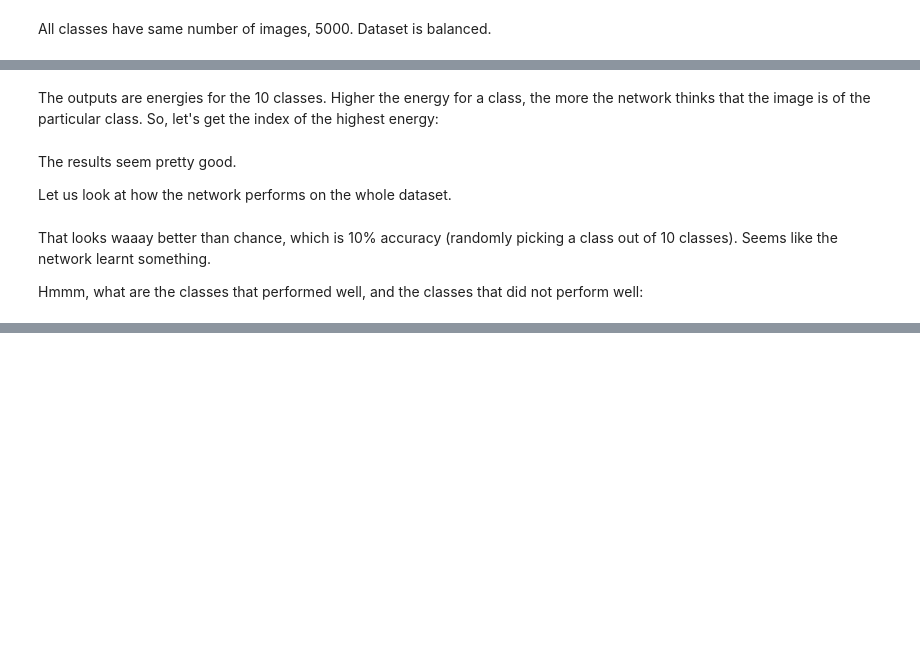
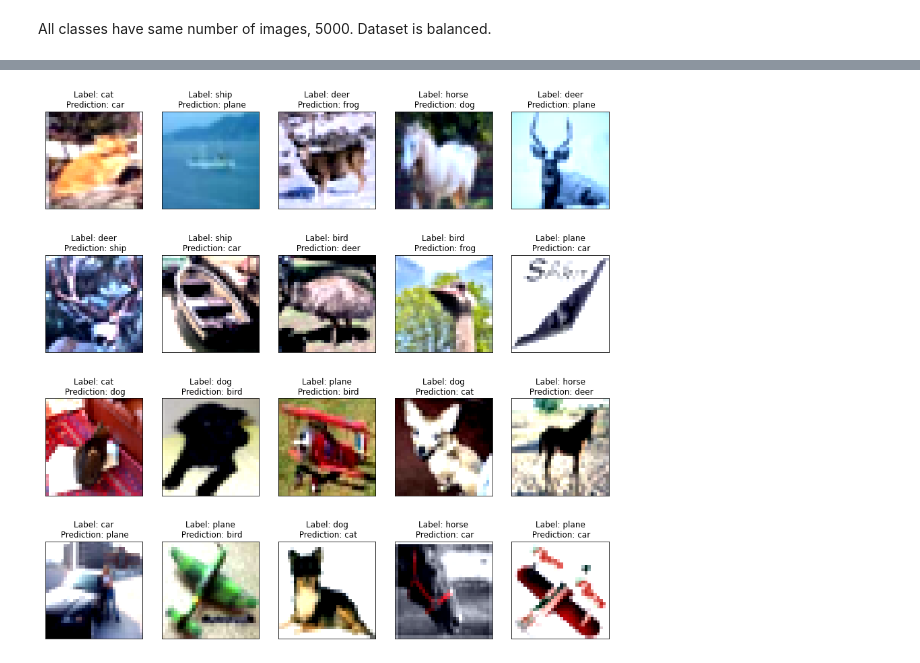
Before and after one commit to rohansh-tty/EVA-6, a Jupyter notebook: Assignments/S7/S7_Assignment.ipynb, the cells around one changed output, grey strips where cells are left out. Saved outputs shown, nothing was run; the diff lists cells and outputs as text; code cells hidden in the pictures; blank space fills up the shorter version.

```diff
--- a/Assignments/S7/S7_Assignment.ipynb
+++ b/Assignments/S7/S7_Assignment.ipynb
@@ -406,4 +245,6 @@ Estimated Total Size (MB): 5.12
 # %%
 
+model = SeaFar(modelconfig).to(modelconfig.device)
+summary(model, input_size=modelconfig.input_image_size)
 train_misc_img, test_misc_img, model_results = fit(model=model, config=modelconfig)
 # %% [output]
@@ -419,25 +309,0 @@ network and optimize.
-# %%
-for epoch in range(2):  # loop over the dataset multiple times
-
-    running_loss = 0.0
-    for i, data in enumerate(trainloader, 0):
-        # get the inputs
-        inputs, labels = data
-
-        # zero the parameter gradients
-        optimizer.zero_grad()
-
-        # forward + backward + optimize
-        outputs = net(inputs)
-        loss = criterion(outputs, labels)
-        loss.backward()
-        optimizer.step()
-
-        # print statistics
-        running_loss += loss.item()
-        if i % 2000 == 1999:    # print every 2000 mini-batches
-            print('[%d, %5d] loss: %.3f' %
-                  (epoch + 1, i + 1, running_loss / 2000))
-            running_loss = 0.0
-
-print('Finished Training')
@@ -475,5 +309,0 @@ outputs = net(images)
-# %% [markdown]
-The outputs are energies for the 10 classes.
-Higher the energy for a class, the more the network
-thinks that the image is of the particular class.
-So, let's get the index of the highest energy:
@@ -485,4 +309,0 @@ print('Predicted: ', ' '.join('%5s' % classes[predicted[j]]
-# %% [markdown]
-The results seem pretty good.
-
-Let us look at how the network performs on the whole dataset.
@@ -502,7 +310,4 @@ print('Accuracy of the network on the 10000 test images: %d %%' % (
-# %% [markdown]
-That looks waaay better than chance, which is 10% accuracy (randomly picking
-a class out of 10 classes).
-Seems like the network learnt something.
-
-Hmmm, what are the classes that performed well, and the classes that did
-not perform well:
+# %%
+test_misc_images = [test_misc_img[i] for i in range(20)]
+data_utils.plot_misclassified_rgb(test_misc_images, 'test_misc_batchnorm.png', config=modelconfig)
+# %% [output]
@@ -509,3 +334,4 @@ not perform well:
+[figure, added]
 # %%
 class_correct = list(0. for i in range(10))
 class_total = list(0. for i in range(10))
```
Also changed, not shown: parts of 36 cells of this notebook, 17 other files.
